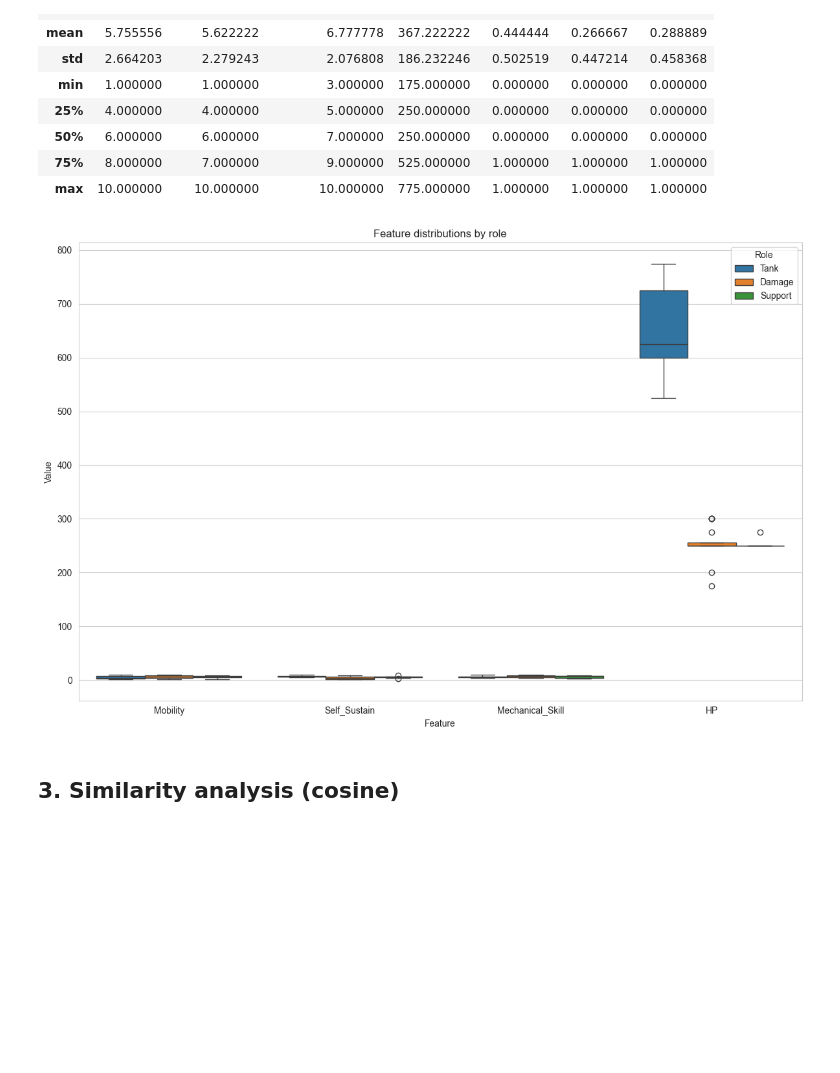
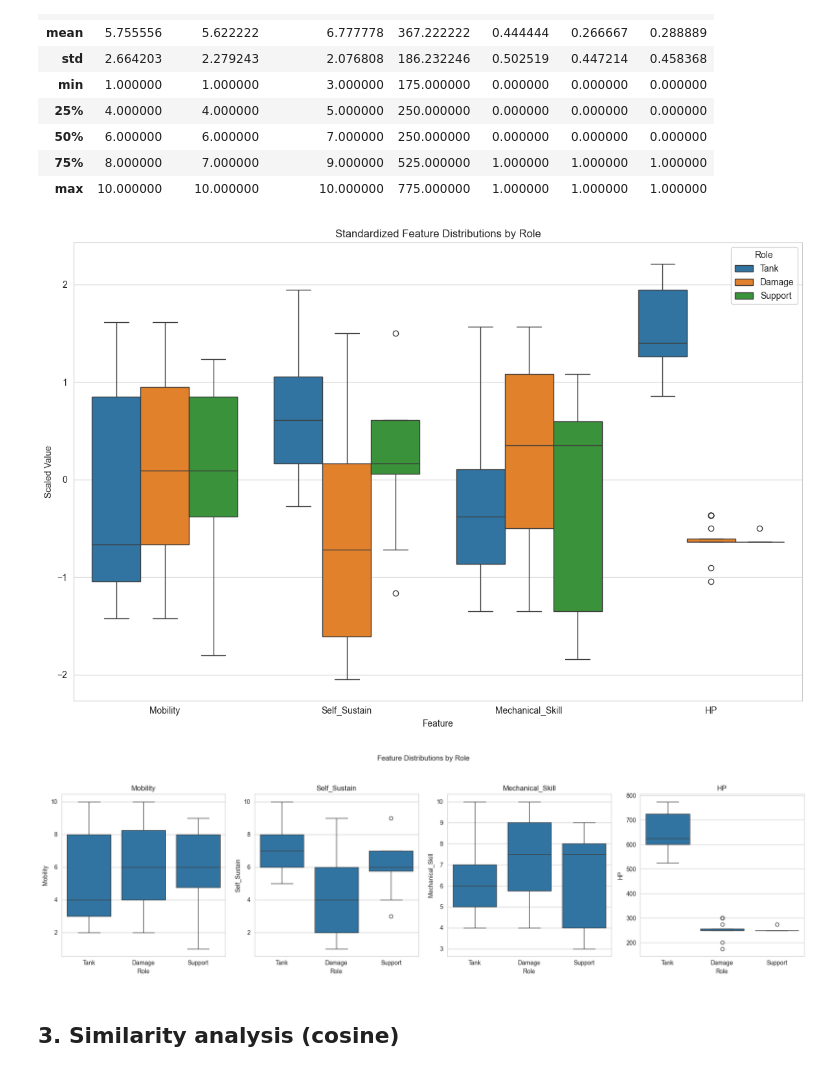
Before and after one commit to Kwanjk/updated-overwatch-heroes-player-analysis, a Jupyter notebook: overwatch_archetype_analysis_final-2.ipynb, the cells around one changed output. Cells and saved outputs as stored; diff of their text form; code cells hidden in the pictures; blank space fills up the shorter version.

```diff
--- a/overwatch_archetype_analysis_final-2.ipynb
+++ b/overwatch_archetype_analysis_final-2.ipynb
@@ -145,15 +145,38 @@ Loaded 45 heroes.
 # %%
 
 # Feature distributions by role
+from sklearn.preprocessing import StandardScaler
+
+# Standardize all numeric features
+scaler = StandardScaler()
+scaled = scaler.fit_transform(df[features])
+
+scaled_df = pd.DataFrame(scaled, columns=features)
+scaled_df["Role"] = df["Role"]
+
+melted_scaled = scaled_df.melt(id_vars=["Role"],
+                               value_vars=features,
+                               var_name="Feature",
+                               value_name="Scaled Value")
+
 plt.figure(figsize=(12, 8))
-melted = df.melt(id_vars=["Hero", "Role"], value_vars=features,
-                 var_name="Feature", value_name="Value")
-sns.boxplot(data=melted, x="Feature", y="Value", hue="Role")
-plt.title("Feature distributions by role")
+sns.boxplot(data=melted_scaled, x="Feature", y="Scaled Value", hue="Role")
+plt.title("Standardized Feature Distributions by Role")
 plt.tight_layout()
 plt.show()
+
+fig, axes = plt.subplots(1, 4, figsize=(18, 5), sharey=False)
+
+for i, feat in enumerate(features):
+    sns.boxplot(data=df, x="Role", y=feat, ax=axes[i])
+    axes[i].set_title(feat)
+
+fig.suptitle("Feature Distributions by Role", y=1.05)
+plt.tight_layout()
+plt.show()
 # %% [output]
-[figure, old version]
+[figure, new version]
+[figure, added]
 # %% [markdown]
 ## 3. Similarity analysis (cosine)
 # %%
```
